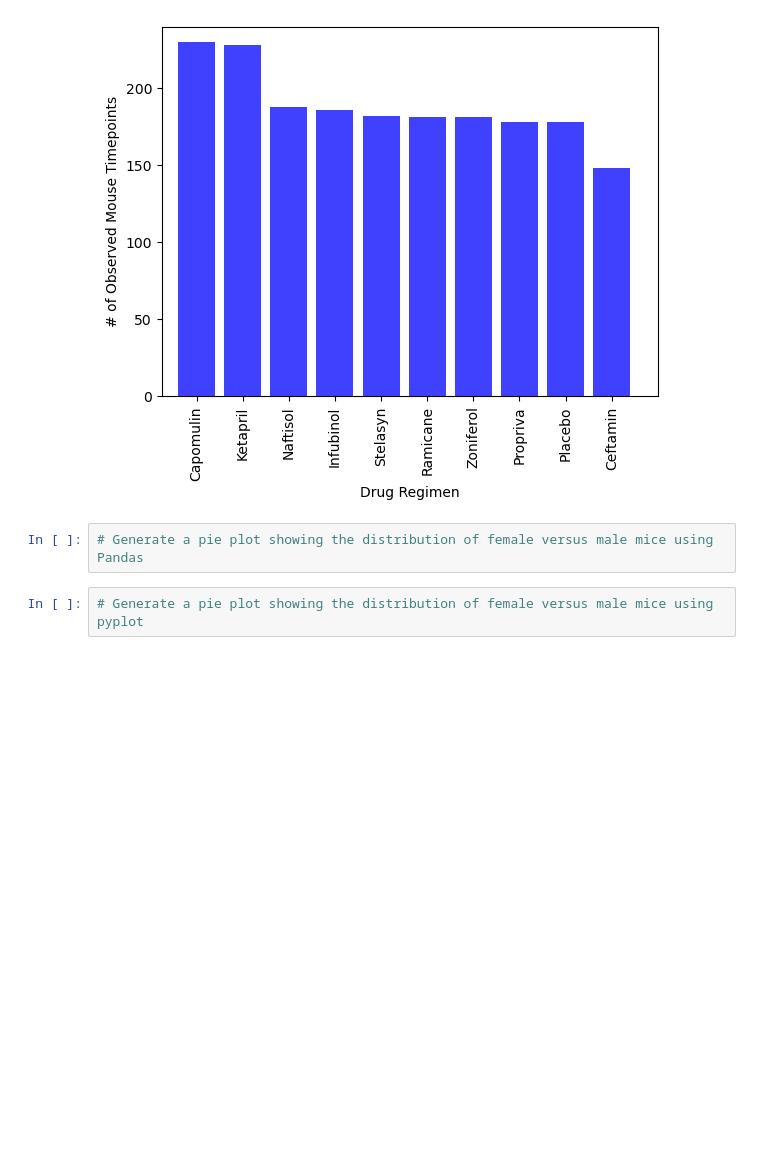
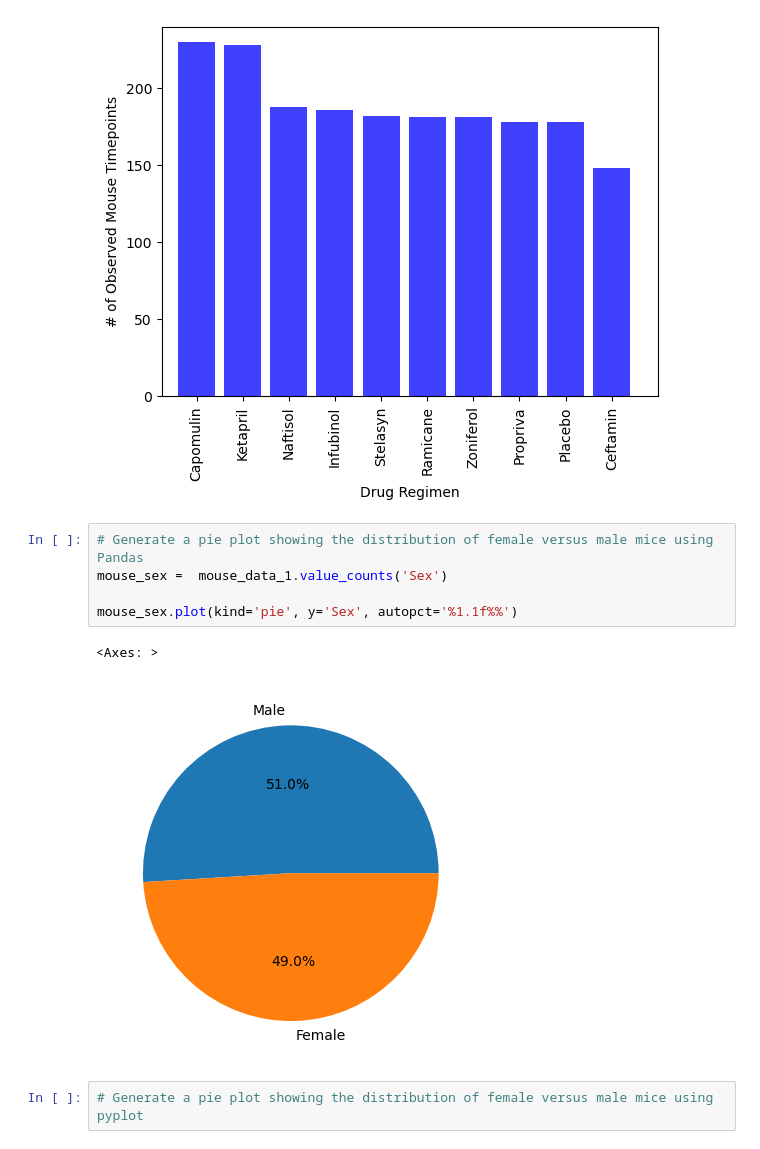
Before and after one commit to Kevin-Lad/matplotlib-challenge, a Jupyter notebook: Pymaceuticals/pymaceuticals_starter.ipynb, the cells around one changed output. Drawn from its saved outputs; the diff is of its cells as text; blank space fills up the shorter version.

Commit message:
first pie chart

```diff
--- a/Pymaceuticals/pymaceuticals_starter.ipynb
+++ b/Pymaceuticals/pymaceuticals_starter.ipynb
@@ -208,6 +194,12 @@ plt.show()
 [figure]
 # %%
 # Generate a pie plot showing the distribution of female versus male mice using Pandas
+mouse_sex =  mouse_data_1.value_counts('Sex')
+
+mouse_sex.plot(kind='pie', y='Sex', autopct='%1.1f%%')
+# %% [output]
+<Axes: >
+[figure, added]
 # %%
 # Generate a pie plot showing the distribution of female versus male mice using pyplot
 # %% [markdown]
```
Also changed, not shown: parts of 1 cell of this notebook.
